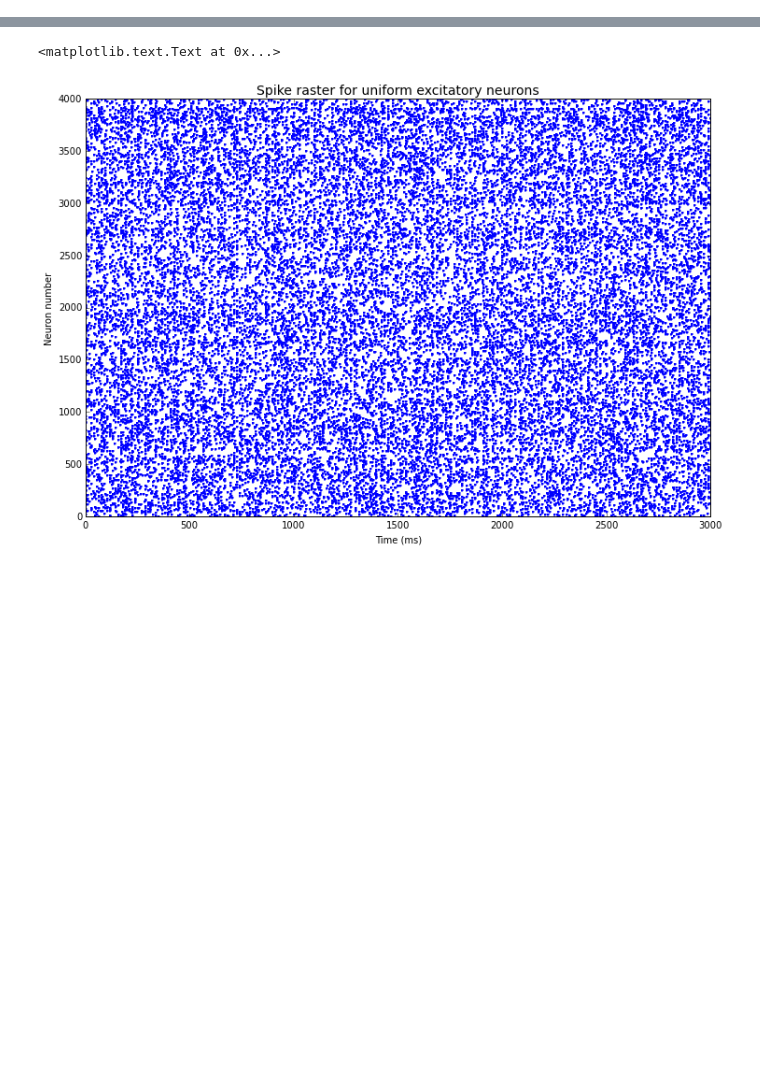
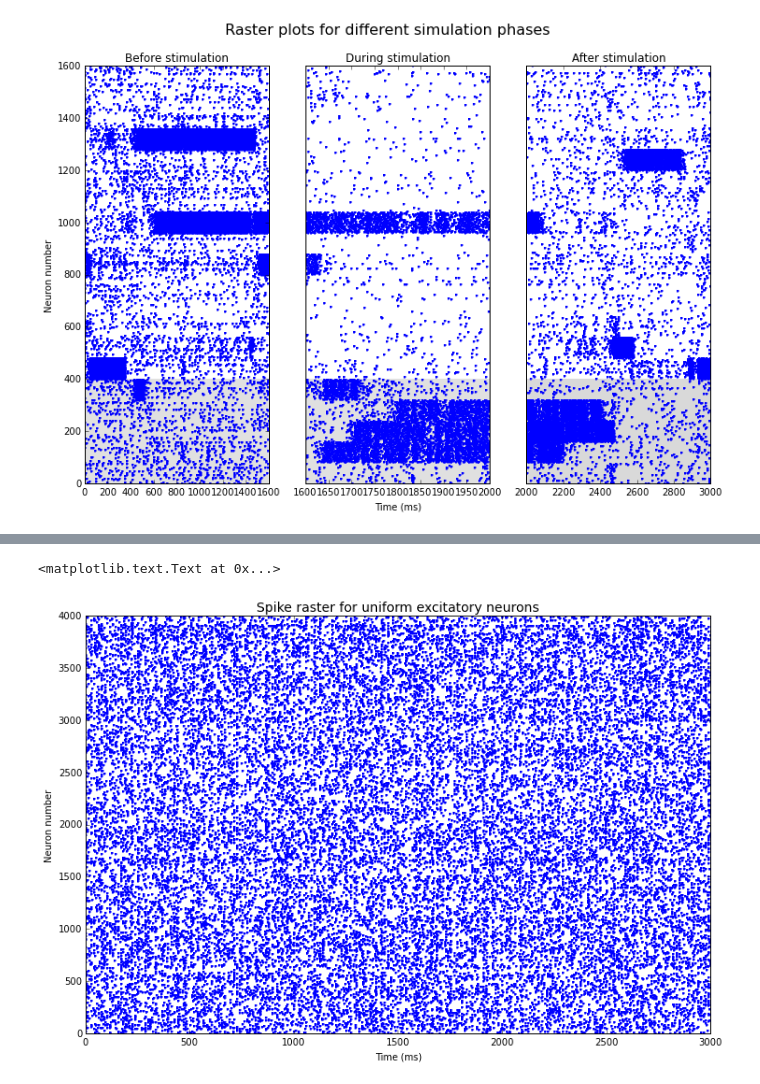
Before and after one commit to janfb/bccn_programming_project5, a Jupyter notebook: Project5_Clustered_Networks.ipynb, the cells around one changed output, grey strips where cells are left out. Saved outputs shown, nothing was run; the diff lists cells and outputs as text; code cells hidden in the pictures; blank space fills up the shorter version.

Commit message:
Do stimulation plots in ipython notebook

```diff
--- a/Project5_Clustered_Networks.ipynb
+++ b/Project5_Clustered_Networks.ipynb
@@ -123,6 +123,6 @@ connections.connect_random(all_neurons[n_e:(n_e + n_i)], all_neurons[n_e:(n_e +
                            weight=wii)
 # %%
-spike_mon_e = SpikeMonitor(neurons_e)
+spike_mon_e = SpikeMonitor(neurons_e[:1600])
 spike_mon_i = SpikeMonitor(neurons_i)
 state_mon_v_e = StateMonitor(neurons_e, 'V', record=[0,2,3,111])
 state_mon_v_i = StateMonitor(neurons_i, 'V', record=[0,1,2,111])
@@ -136,0 +132,51 @@ network.run(t, report='text')
+# %%
+t_stim = 400
+winlen = 50 * ms
+spike_mon_e.reinit()
+spike_mon_i.reinit()
+
+network = Network(all_neurons, connections, spike_mon_e, spike_mon_i, state_mon_v_e, state_mon_v_i)
+network.run(1600*ms, report='text')
+
+fig1 = plt.figure()
+plt.subplot(131)
+raster_plot(spike_mon_e)
+plt.xlabel("")
+plt.title('Before stimulation', fontsize = 12)
+plt.axhspan(0, 400, facecolor='0.4', alpha=0.2, edgecolor='none')
+
+#plt.title('Spike raster for uniform excitatory neurons', fontsize = 14)
+spike_mon_e.reinit()
+spike_mon_i.reinit()
+
+t_stim_idx = int(t_stim * ms / winlen)
+
+# Stimulation phase, increase input to subset of clusters
+all_neurons[:400].mu += 0.07 * (vt - vr)
+network.run(t_stim * ms, report='text')
+plt.subplot(132)
+raster_plot(spike_mon_e)
+plt.ylabel("")
+plt.yticks([])
+plt.title('During stimulation', fontsize = 12)
+plt.axhspan(0, 400, facecolor='0.4', alpha=0.2, edgecolor='none')
+
+
+# set back to normal
+all_neurons[:400].mu -= 0.07 * (vt - vr)
+# reset monitors
+spike_mon_e.reinit()
+spike_mon_i.reinit()
+# run the remaining time of the simulation
+network.run(1000*ms, report='text')
+plt.subplot(133)
+raster_plot(spike_mon_e)
+plt.ylabel("")
+plt.xlabel("")
+plt.yticks([])
+plt.title('After stimulation', fontsize = 12)
+plt.suptitle("Raster plots for different simulation phases", fontsize=16)
+plt.axhspan(0, 400, facecolor='0.7', alpha=0.5, edgecolor='none')
+
+fig1.savefig('raster_plot_stimulation.png')
+# %% [output]
@@ -136,0 +186 @@ network.run(t, report='text')
+[figure, added]
```
Also changed, not shown: parts of 5 cells of this notebook.
